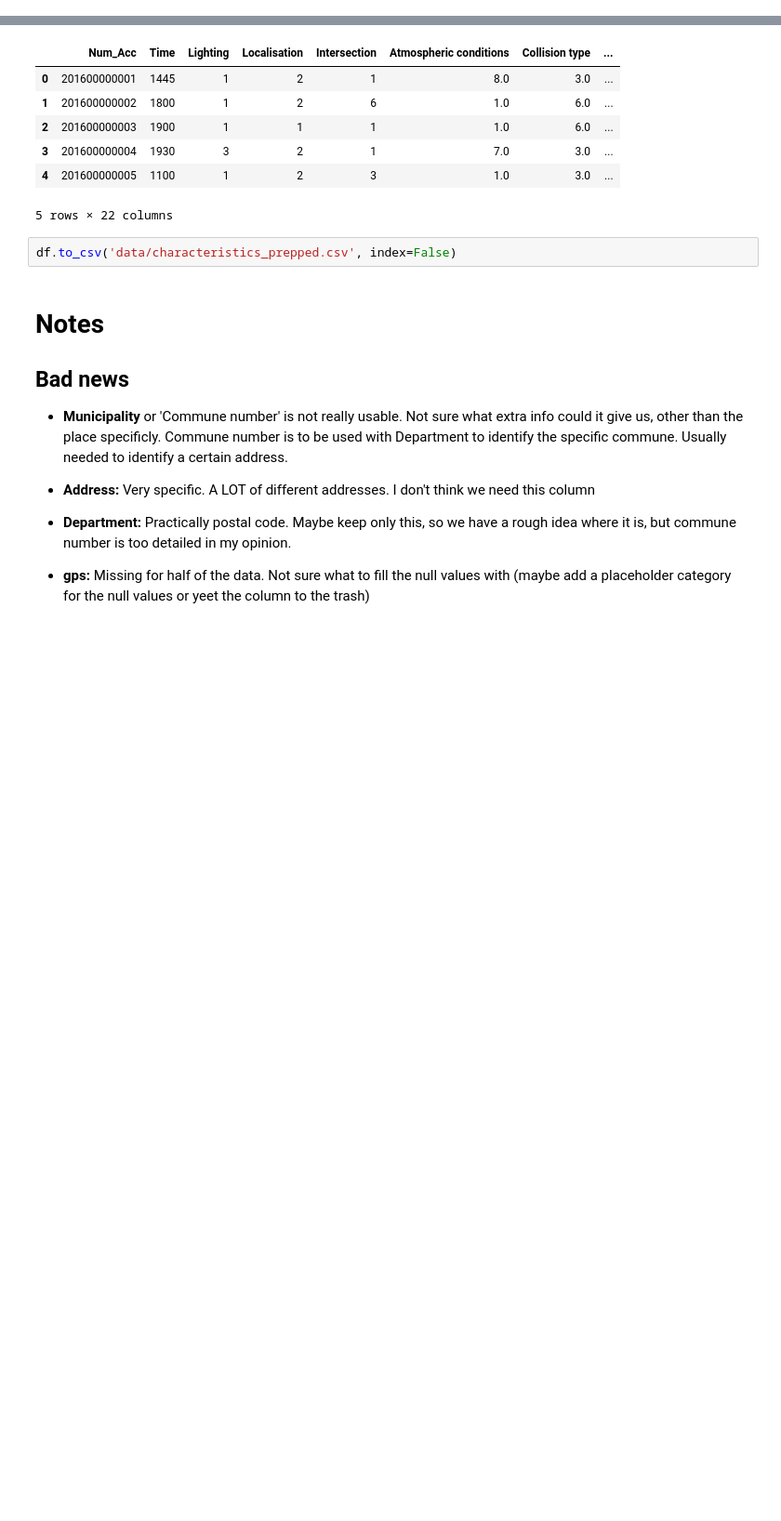
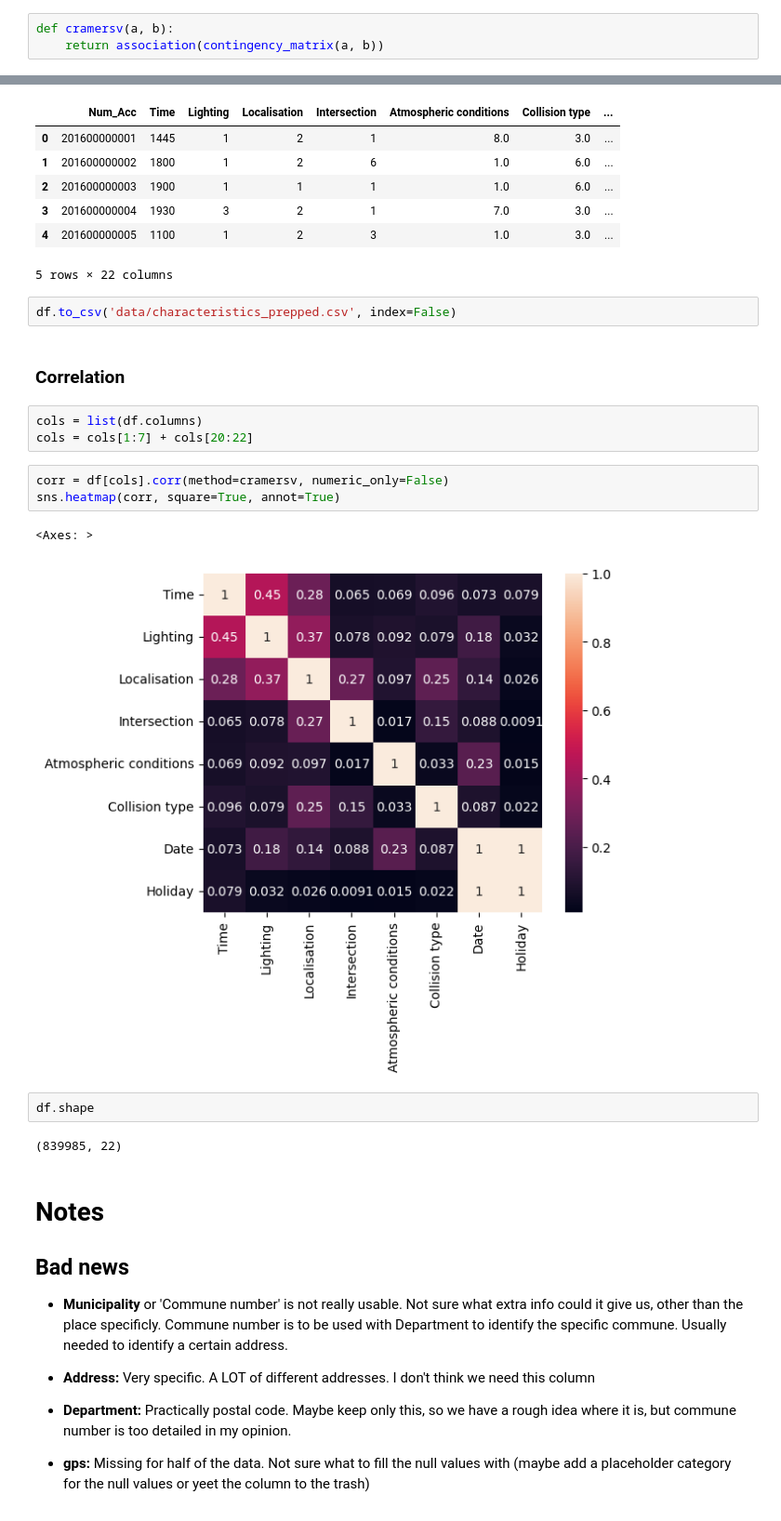
Before and after one commit to annagergaly/french-accidents, a Jupyter notebook: characteristics.ipynb, the cells around one changed output, grey strips where cells are left out. Shown at 93% size. Saved outputs shown, nothing was run; the diff lists cells and outputs as text; blank space fills up the shorter version.

Commit message:
updated corr analysis

```diff
--- a/characteristics.ipynb
+++ b/characteristics.ipynb
@@ -5,3 +8,6 @@ import pandas as pd
+# %%
+def cramersv(a, b):
+    return association(contingency_matrix(a, b))
 # %%
 df = pd.read_csv('data/caracteristics.csv', encoding='latin1')
 # %%
@@ -549,6 +555,21 @@ df.head()
 5 rows × 22 columns
 # %%
 df.to_csv('data/characteristics_prepped.csv', index=False)
+# %% [markdown]
+### Correlation
+# %%
+cols = list(df.columns)
+cols = cols[1:7] + cols[20:22]
+# %%
+corr = df[cols].corr(method=cramersv, numeric_only=False)
+sns.heatmap(corr, square=True, annot=True)
+# %% [output]
+<Axes: >
+[figure, added]
+# %%
+df.shape
+# %% [output]
+(839985, 22)
 # %% [markdown]
 # Notes
 
```
Also changed, not shown: parts of 2 cells of this notebook, 1 other file.
